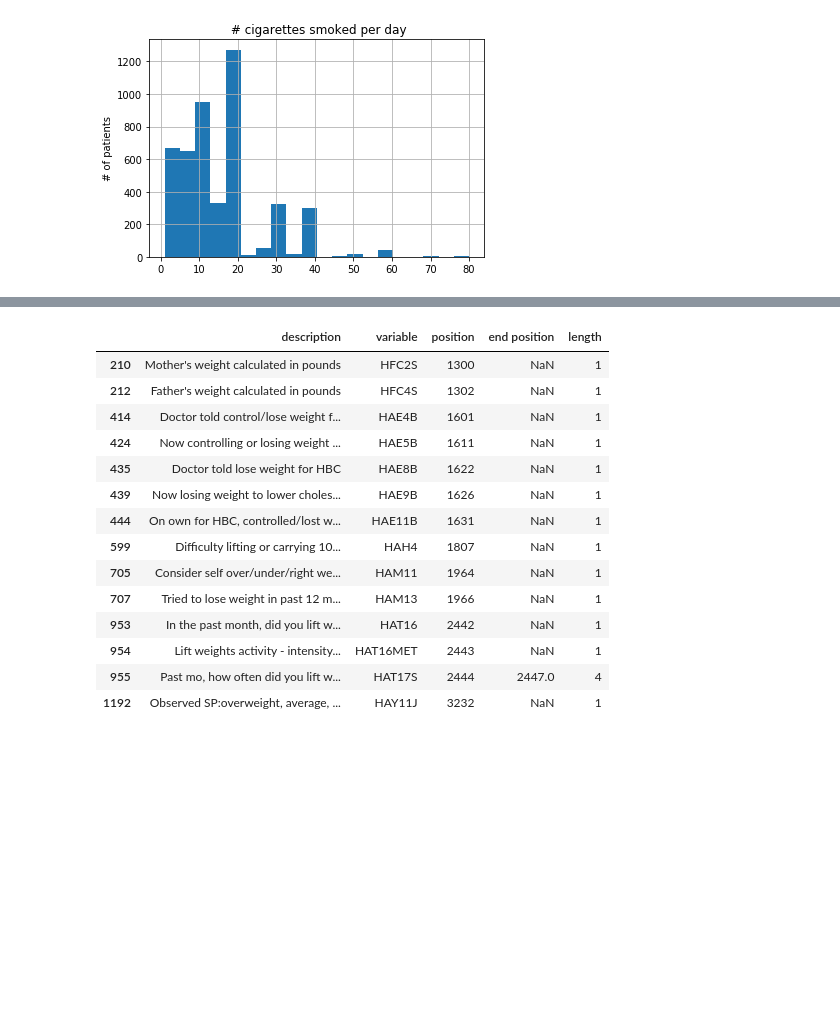
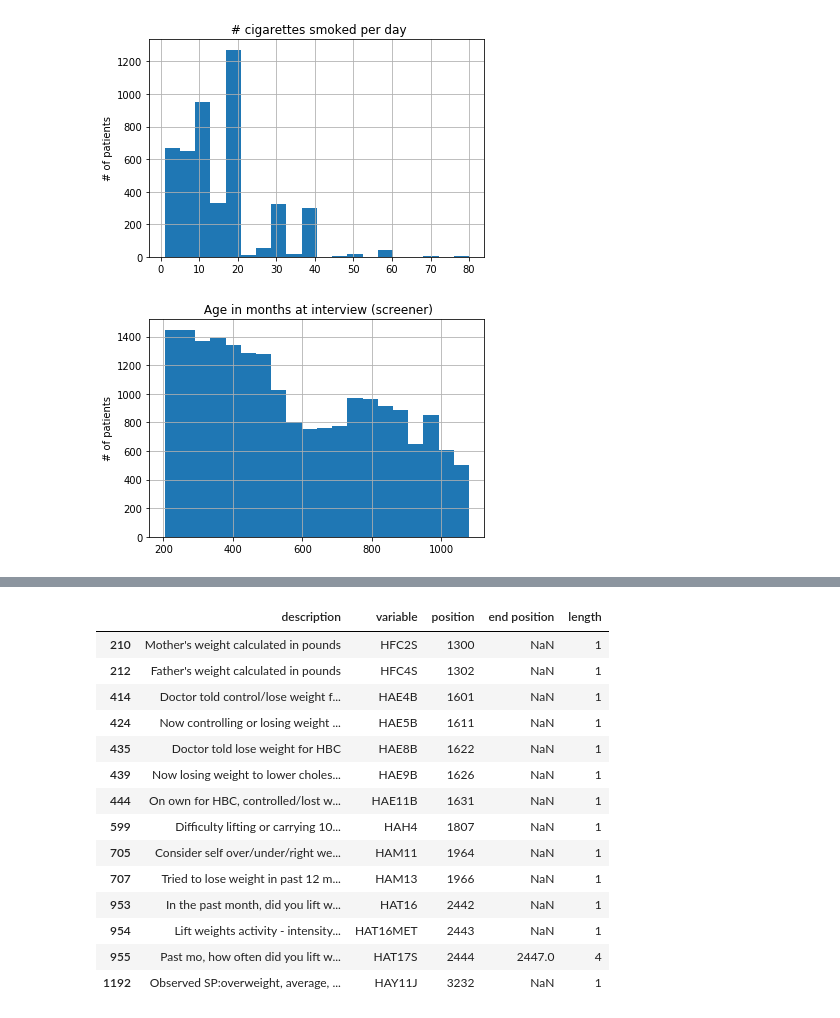
Before and after one commit to climatebrad/nhanes, a Jupyter notebook: nhanes.ipynb, the cells around one changed output, grey strips where cells are left out. Cells and saved outputs as stored; diff of their text form; code cells hidden in the pictures; blank space fills up the shorter version.

```diff
--- a/nhanes.ipynb
+++ b/nhanes.ipynb
@@ -67,4 +66,8 @@ cols[cols.description.str.contains('(?:smok|cig)')]
 nh.hist_amount('HAR4S');
 # %% [output]
 [figure]
+# %%
+nh.hist_amount('HSAITMOR',outliers=1200);
+# %% [output]
+[figure, added]
 # %%
```
Also changed, not shown: parts of 3 cells of this notebook, 1 other file.
